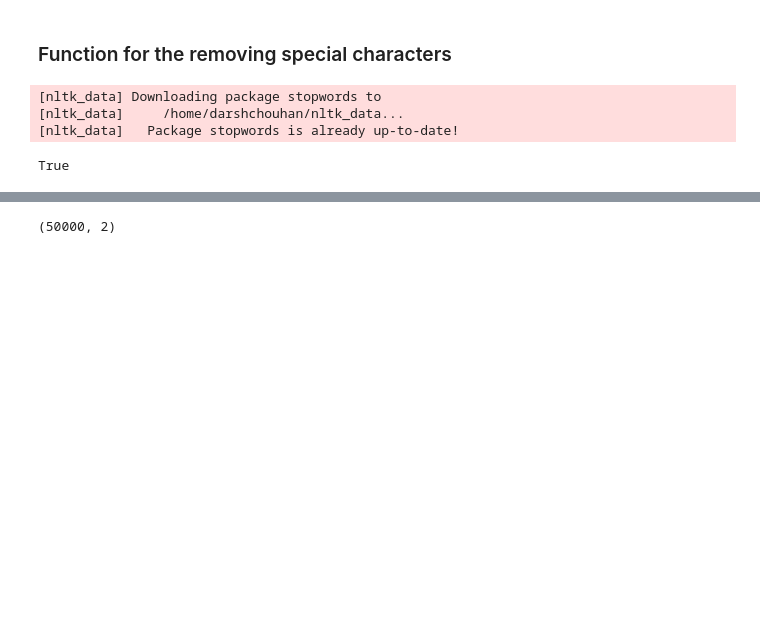
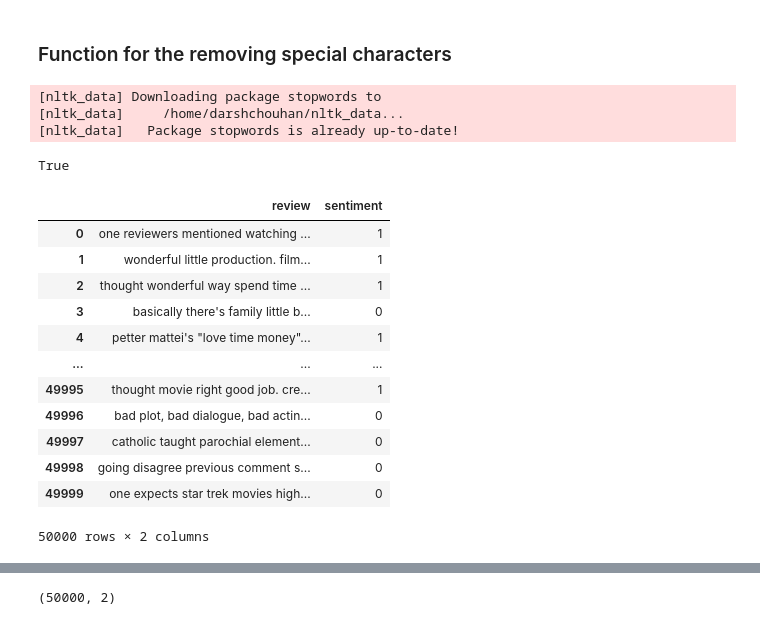
Before and after one commit to chouhandarsh/ML-Algorithm, a Jupyter notebook: projects/Sentiment_Analysis/Sentiment_Analysis.ipynb, the cells around one changed output, grey strips where cells are left out. Saved outputs shown, nothing was run; the diff lists cells and outputs as text; code cells hidden in the pictures; blank space fills up the shorter version.

Commit message:
Add remaining ML algorithms

```diff
--- a/projects/Sentiment_Analysis/Sentiment_Analysis.ipynb
+++ b/projects/Sentiment_Analysis/Sentiment_Analysis.ipynb
@@ -3,7 +3,7 @@ import numpy as np
 
 import pandas as pd
 # %%
-df=pd.read_csv("/run/media/darshchouhan/New Volume/ML-Algorithm/projects/IMDB Dataset.csv")
+df=pd.read_csv("/run/media/darshchouhan/New Volume/ML-Algorithm/projects/Sentiment_Analysis/IMDB Dataset.csv")
 # %%
 from  sklearn.model_selection import train_test_split
 from sklearn.preprocessing import LabelEncoder
@@ -94,6 +90,22 @@ def stem_words(text):
 # %%
 def stem_words(text):
     return " ".join(ps.stem(word) for word in text.split())
+# %%
+df
+# %% [output]
+|  | review | sentiment |
+| 0 | one reviewers mentioned watching ... | 1 |
+| 1 | wonderful little production. film... | 1 |
+| 2 | thought wonderful way spend time ... | 1 |
+| 3 | basically there's family little b... | 0 |
+| 4 | petter mattei's "love time money"... | 1 |
+| ... | ... | ... |
+| 49995 | thought movie right good job. cre... | 1 |
+| 49996 | bad plot, bad dialogue, bad actin... | 0 |
+| 49997 | catholic taught parochial element... | 0 |
+| 49998 | going disagree previous comment s... | 0 |
+| 49999 | one expects star trek movies high... | 0 |
+50000 rows × 2 columns
 # %%
 df['review'] =  df['review'].apply(stem_words)
 # %%
```
Also changed, not shown: parts of 22 cells of this notebook, 29 other files.
